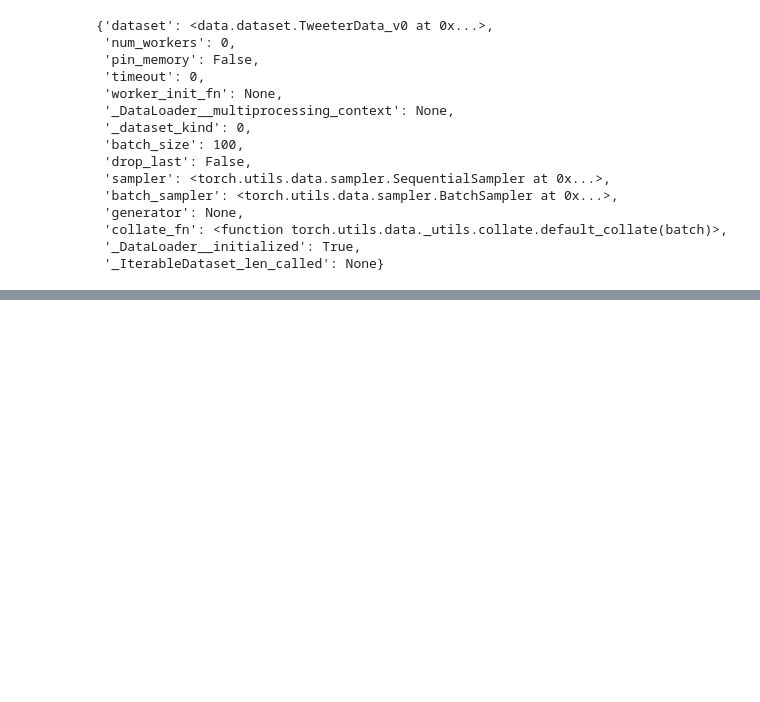
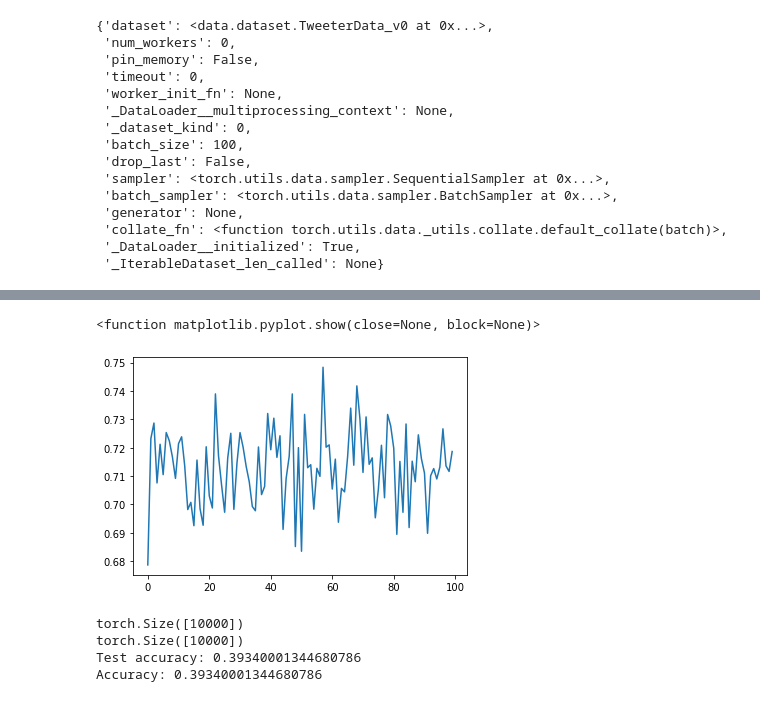
Before and after one commit to hiraimarcos/egr190_project, a Jupyter notebook: explore_data.ipynb, the cells around one changed output, grey strips where cells are left out. Drawn from its saved outputs; the diff is of its cells as text; code cells hidden in the pictures; blank space fills up the shorter version.

Commit message:
Created first model

```diff
--- a/explore_data.ipynb
+++ b/explore_data.ipynb
@@ -440,0 +422,2 @@ KeyboardInterrupt:
+# %%
+test_iter = iter(test_loader)
@@ -440,0 +517,40 @@ KeyboardInterrupt:
+# %%
+validation = TweeterData_v0('val')
+train = TweeterData_v0('train')
+# %%
+batch_size = 1000
+num_epochs = 3
+learning_rate = 0.001
+num_iterations = 20
+
+# cross entropy loss didn't work because we are dealing with binary classification
+criterion = nn.BCEWithLogitsLoss()
+optimizer = torch.optim.SGD(model.parameters(), lr=learning_rate, momentum=0.9)
+
+train_loader = torch.utils.data.DataLoader(train, batch_size=batch_size, shuffle=True)
+train_iter = iter(train_loader)
+
+loss_history = {}
+loss_history['train'] = []
+loss_history['accuracy'] = []
+
+model = TEST_CNN()
+model
+
+
+for iteration in range(num_iterations):
+    texts, labels = train_iter.next()
+    optimizer.zero_grad()
+    # Forward pass
+    x = texts
+    y = model(x.float())
+    loss = criterion(y, labels.float())
+
+    loss_history['train'].append(loss.item())
+    loss_history['accuracy'].append(test_accuracy(model, validation, 100))
+
+    # backward pass
+    loss.backward()
+    optimizer.step()
+    print("Loss: {}".format(loss.item()))
+    print("{}/{}".format(iteration, num_iterations))
@@ -440,0 +574,14 @@ KeyboardInterrupt:
+# %%
+plt.plot(loss_history['train'])
+plt.show
+# %% [output]
+<function matplotlib.pyplot.show(close=None, block=None)>
+[figure, added]
+# %%
+accuracy = test_accuracy(model, validation, 10000)
+print('Accuracy: {}'.format(accuracy))
+# %% [output]
+torch.Size([10000])
+torch.Size([10000])
+Test accuracy: 0.39340001344680786
+Accuracy: 0.39340001344680786
```
Also changed, not shown: parts of 13 cells of this notebook, 2 other files.
